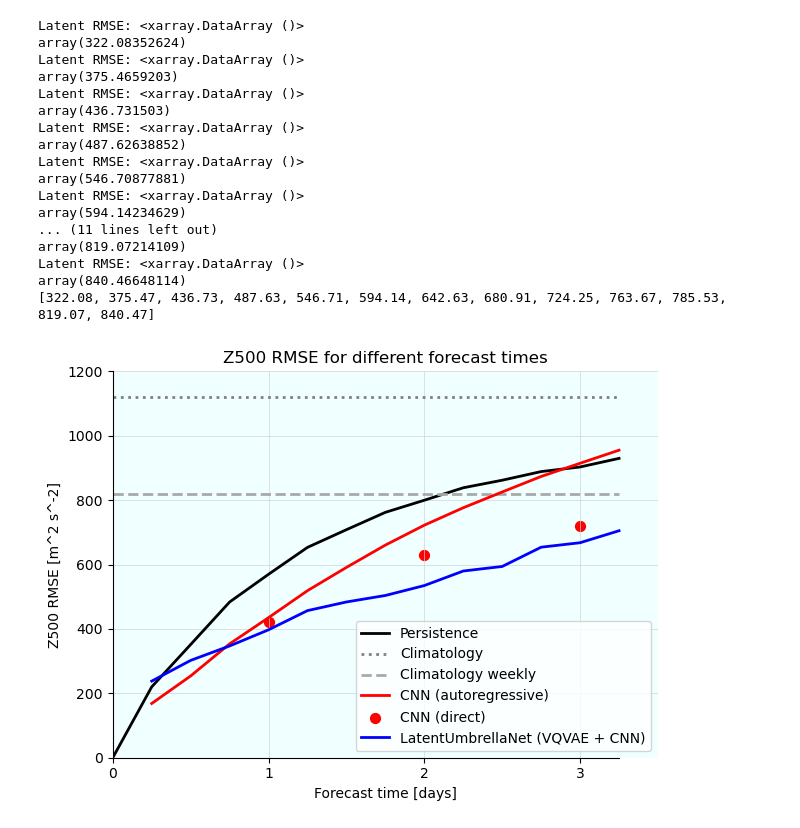
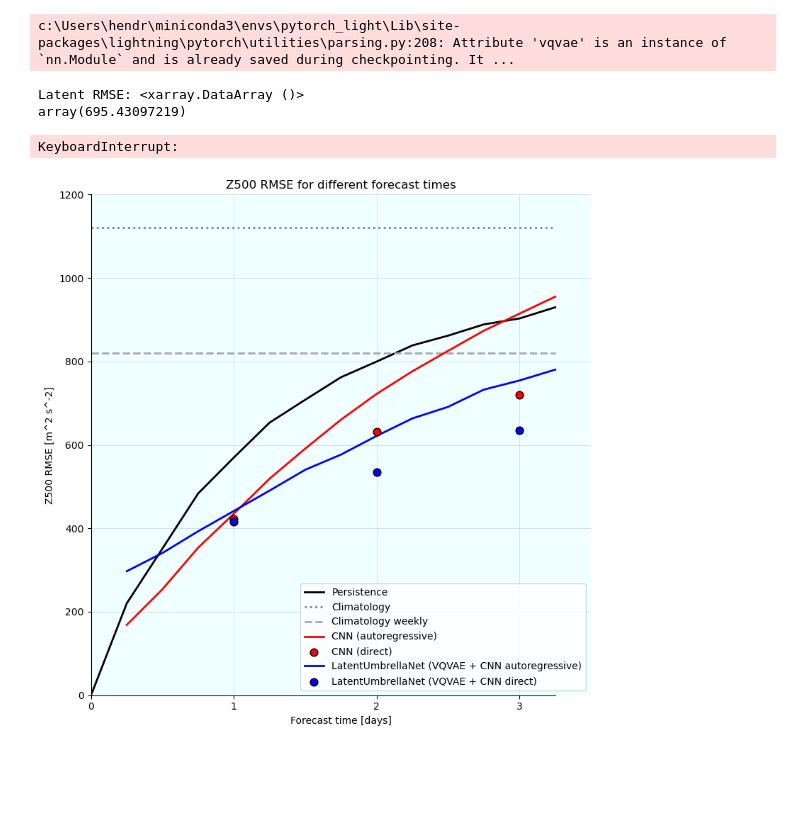
Before and after one commit to HendricSch/LatentUmbrellaNet, a Jupyter notebook: baseline_network.ipynb, the cells around one changed output. Saved outputs shown, nothing was run; the diff lists cells and outputs as text; code cells hidden in the pictures; blank space fills up the shorter version.

```diff
--- a/baseline_network.ipynb
+++ b/baseline_network.ipynb
@@ -369,14 +380,14 @@ with torch.no_grad():
     # calculate RMSE for the latent model
 
     device = "cuda" if torch.cuda.is_available() else "cpu"
-    vqvae_checkpoint = 'logs/vqvae_5channel_full_ds_32_64_128_128/c_1024/checkpoints/epoch=13-step=31727.ckpt'
-    resnet_checkpoint = "logs/forecastnet/version_15/checkpoints/epoch=39-step=2880.ckpt"
+    vqvae_checkpoint = "logs/vqvae_dim4_c8192/version_0/checkpoints/epoch=11-step=27612.ckpt"
+    resnet_checkpoint = "logs/forecastnet_direct_72h_full_ds_with_lr_scheduler/version_0/checkpoints/epoch=75-step=5472.ckpt"
     # resnet_checkpoint = "weights/resnet.pth"
 
-    vqvae = VQVAE.load_from_checkpoint(vqvae_checkpoint, in_channels=5).to(device)
+    vqvae = VQVAE2.load_from_checkpoint(vqvae_checkpoint).to(device)
     vqvae.eval()
 
-    resnet = LatentNetwork.load_from_checkpoint(resnet_checkpoint, lr=1e-5, vqvae=vqvae)
+    resnet = LatentNetwork.load_from_checkpoint(resnet_checkpoint)
     resnet.eval()
     # resnet = ResNet(in_channels=8).to(device)
     # resnet.load_state_dict(torch.load(resnet_checkpoint))
@@ -421,42 +432,35 @@ with torch.no_grad():
 
 print([round(item.item(), 2) for item in values])
 # %% [output]
-Latent RMSE: <xarray.DataArray ()>
-array(322.08352624)
-Latent RMSE: <xarray.DataArray ()>
-array(375.4659203)
-Latent RMSE: <xarray.DataArray ()>
-array(436.731503)
-Latent RMSE: <xarray.DataArray ()>
-array(487.62638852)
-Latent RMSE: <xarray.DataArray ()>
-array(546.70877881)
-Latent RMSE: <xarray.DataArray ()>
-array(594.14234629)
-... (11 lines left out)
-array(819.07214109)
-Latent RMSE: <xarray.DataArray ()>
-array(840.46648114)
-[322.08, 375.47, 436.73, 487.63, 546.71, 594.14, 642.63, 680.91, 724.25, 763.67, 785.53, 819.07, 840.47]
+c:\Users\hendr\miniconda3\envs\pytorch_light\Lib\site-packages\lightning\pytorch\utilities\parsing.py:208: Attribute 'vqvae' is an instance of `nn.Module` and is already saved during checkpointing. It ...
+Latent RMSE: <xarray.DataArray ()>
+array(695.43097219)
+KeyboardInterrupt:
 # %%
 time = np.linspace(0, 3.25, 14)
 persistence = [0, 220.11, 351.61, 483.59, 569.74, 653.3, 708.21, 762.1, 799.69, 838.4, 861.83, 888.68, 902.99, 929.7]
 climatology = np.ones_like(time) * 1120
 climatology_weekly = np.ones_like(time) * 820
 cnn = [168.47, 253.97, 353.58, 435.05, 518.84, 591.09, 660.36, 722.21, 776.36, 825.33, 873.55, 914.53, 955.13]
-lun = [238.0, 302.29, 347.12, 397.29, 456.87, 483.74, 503.89, 534.68, 579.85, 594.01, 653.85, 667.76, 704.96]
+# lun = [238.0, 302.29, 347.12, 397.29, 456.87, 483.74, 503.89, 534.68, 579.85, 594.01, 653.85, 667.76, 704.96]
 # lun = [316.75, 378.72, 454.43, 520.99, 574.69, 647.71, 678.19, 755.44, 764.5, 807.95, 894.77, 904.29, 941.6]
 # lun = [317.62, 376.64, 441.42, 503.1, 550.75, 604.32, 661.34, 703.79, 743.75, 774.96, 813.58, 845.04, 863.63]
-# lun2 = [322.08, 375.47, 436.73, 487.63, 546.71, 594.14, 642.63, 680.91, 724.25, 763.67, 785.53, 819.07, 840.47]
+lun = [297.16, 340.88, 392.99, 441.61, 490.41, 540.43, 576.67, 621.59, 663.42, 691.11, 732.38, 754.36, 780.3]
+
+#set plot size
+plt.figure(figsize=(8, 8))
 
 plt.plot(time, persistence, label="Persistence", color="black", linestyle="-", linewidth=2)
 plt.plot(time, climatology, label="Climatology", color="gray", linestyle="dotted", linewidth=2)
 plt.plot(time, climatology_weekly, label="Climatology weekly", color="darkgray", linestyle="--", linewidth=2)
 plt.plot(time[1:], cnn, label="CNN (autoregressive)", color="red", linestyle="-", linewidth=2)
-plt.scatter([1], [423], color="red", marker="o", s=50)
-plt.scatter([2], [631], color="red", marker="o", s=50, label="CNN (direct)")
-plt.scatter([3], [720], color="red", marker="o", s=50)
-plt.plot(time[1:], lun, label="LatentUmbrellaNet (VQVAE + CNN)", color="blue", linestyle="-", linewidth=2)
+plt.scatter([1], [423], color="red", marker="o", s=60, edgecolors="black", linewidths=1, zorder=3)
+plt.scatter([2], [631], color="red", marker="o", s=60, edgecolors="black", linewidths=1, zorder=3, label="CNN (direct)")
+plt.scatter([3], [720], color="red", marker="o", s=60, edgecolors="black", linewidths=1, zorder=3)
+plt.plot(time[1:], lun, label="LatentUmbrellaNet (VQVAE + CNN autoregressive)", color="blue", linestyle="-", linewidth=2)
+plt.scatter([1], [416], color="blue", marker="o", s=60, edgecolors="black", linewidths=1, zorder=4)
+plt.scatter([2], [534], color="blue", marker="o", s=60, edgecolors="black", linewidths=1, zorder=4)
+plt.scatter([3], [635], color="blue", marker="o", s=60, edgecolors="black", linewidths=1, zorder=4, label="LatentUmbrellaNet (VQVAE + CNN direct)")
 # plt.plot(time[1:], lun2, label="LatentUmbrellaNet (VQVAE + CNN) 2", color="orange", linestyle="-", linewidth=2)
 
 plt.xticks([0, 1, 2, 3])
@@ -466,31 +470,31 @@ plt.xlabel("Forecast time [days]")
 plt.yticks([0, 200, 400, 600, 800, 1000, 1200])
 plt.ylim(0, 1200)
 plt.ylabel("Z500 RMSE [m^2 s^-2]")
 
 plt.title("Z500 RMSE for different forecast times")
 
 plt.legend()
 
 plt.grid(
     axis="both",
     linestyle="-",
     linewidth=0.5,
     color="lightgray",
     which="major"
 )
 
 # remove borders
 plt.gca().spines["top"].set_visible(False)
 plt.gca().spines["right"].set_visible(False)
 
 # more fancy plot
 plt.gca().spines["left"].set_bounds(0, 1200)
 plt.gca().spines["bottom"].set_bounds(0, 3.25)
 
 # tight layout
 plt.tight_layout()
 
 # background color light gray
 plt.gca().set_facecolor("azure")
 # %% [output]
-[figure, old version]
+[figure, new version]
```
Also changed, not shown: parts of 6 cells of this notebook, 6 other files.
